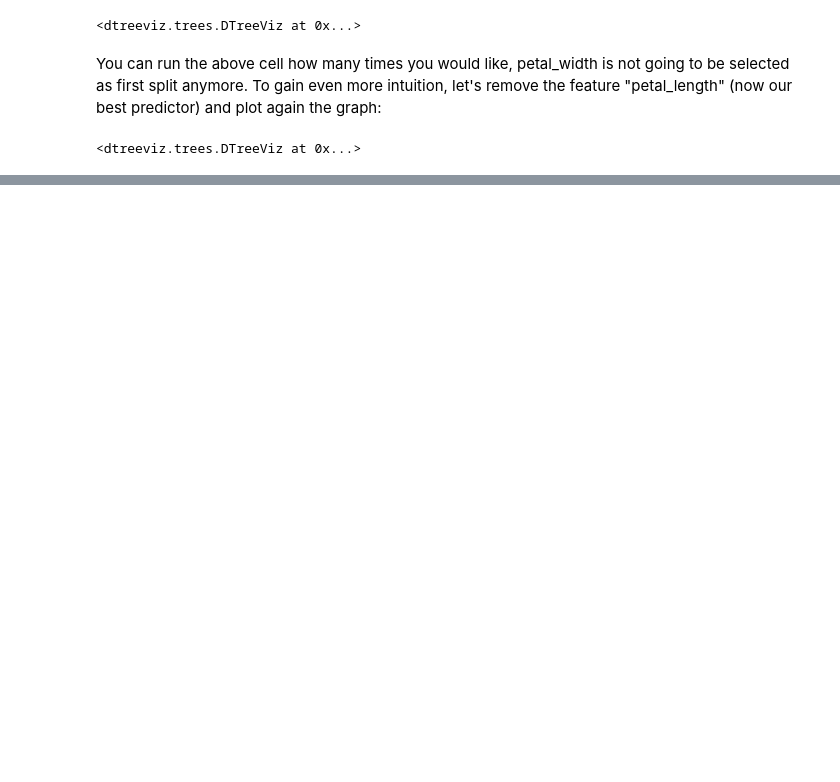
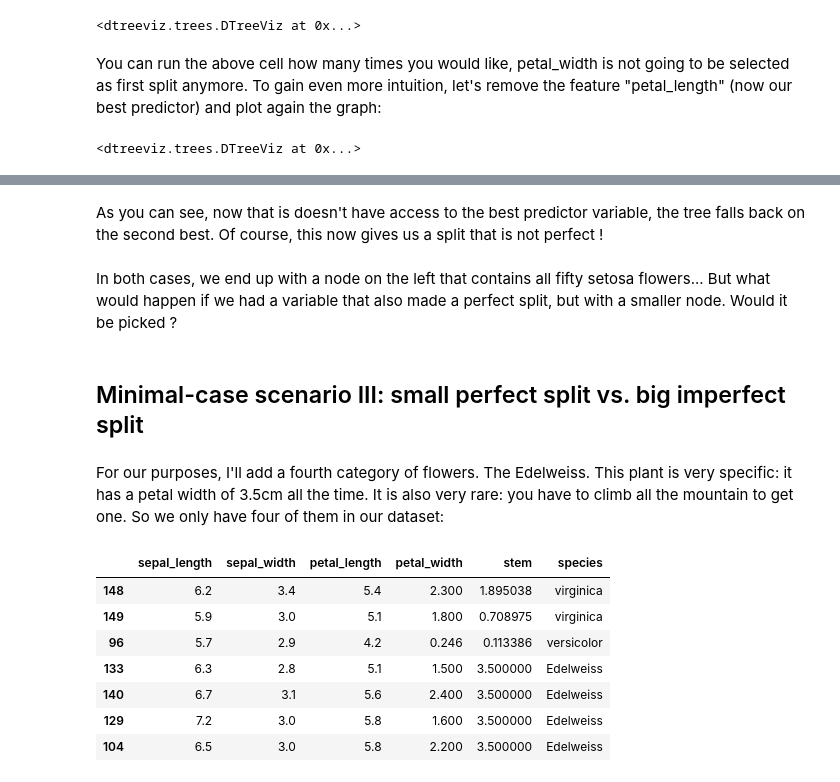
Before and after one commit to benjamin-du/all_things_trees, a Jupyter notebook: 1. Understand_how_trees_work_visually_the_split_mechanism.ipynb, the cells around one changed output, grey strips where cells are left out. Drawn from its saved outputs; the diff is of its cells as text; code cells hidden in the pictures; blank space fills up the shorter version.

```diff
--- a/1. Understand_how_trees_work_visually_the_split_mechanism.ipynb
+++ b/1. Understand_how_trees_work_visually_the_split_mechanism.ipynb
@@ -286,0 +180,26 @@ In the end, petal width and petal lenght are enough to robustly classify those f
+# %% [markdown]
+As you can see, now that is doesn't have access to the best predictor variable, the tree falls back on the second best. Of course, this now gives us a split that is not perfect !
+# %% [markdown]
+In both cases, we end up with a node on the left that contains all fifty setosa flowers... But what would happen if we had a variable that also made a perfect split, but with a smaller node. Would it be picked ?
+# %% [markdown]
+## Minimal-case scenario III: small perfect split vs. big imperfect split
+# %% [markdown]
+For our purposes, I'll add a fourth category of flowers. The Edelweiss. This plant is very specific: it has a petal width of 3.5cm all the time. It is also very rare: you have to climb all the mountain to get one. So we only have four of them in our dataset:
+# %%
+edelweisses_df = iris_df.copy()
+edelweisses_df['stem'] = np.random.rand(151) * 2
+edelweisses_flowers = iris_df[ iris_df['species'] == "virginica"].sample(4).copy()
+edelweisses_flowers['stem'] = 3.5
+edelweisses_flowers['species'] = "Edelweiss"
+edelweisses_df = edelweisses_df.append(edelweisses_flowers)
+edelweisses_df = edelweisses_df[["sepal_length", "sepal_width", "petal_length", "petal_width", "stem", "species"]]
+edelweisses_df.tail(7)
+# %% [output]
+|  | sepal_length | sepal_width | petal_length | petal_width | stem | species |
+| 148 | 6.2 | 3.4 | 5.4 | 2.300 | 1.895038 | virginica |
+| 149 | 5.9 | 3.0 | 5.1 | 1.800 | 0.708975 | virginica |
+| 96 | 5.7 | 2.9 | 4.2 | 0.246 | 0.113386 | versicolor |
+| 133 | 6.3 | 2.8 | 5.1 | 1.500 | 3.500000 | Edelweiss |
+| 140 | 6.7 | 3.1 | 5.6 | 2.400 | 3.500000 | Edelweiss |
+| 129 | 7.2 | 3.0 | 5.8 | 1.600 | 3.500000 | Edelweiss |
+| 104 | 6.5 | 3.0 | 5.8 | 2.200 | 3.500000 | Edelweiss |
```
Also changed, not shown: parts of 62 cells of this notebook.
